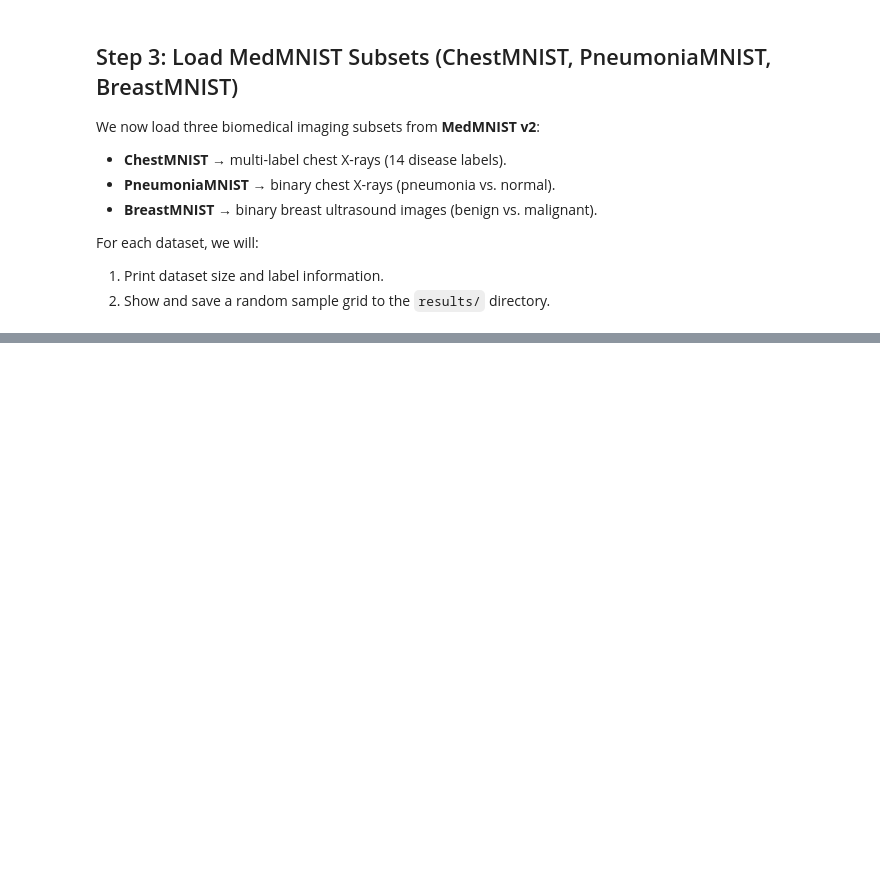
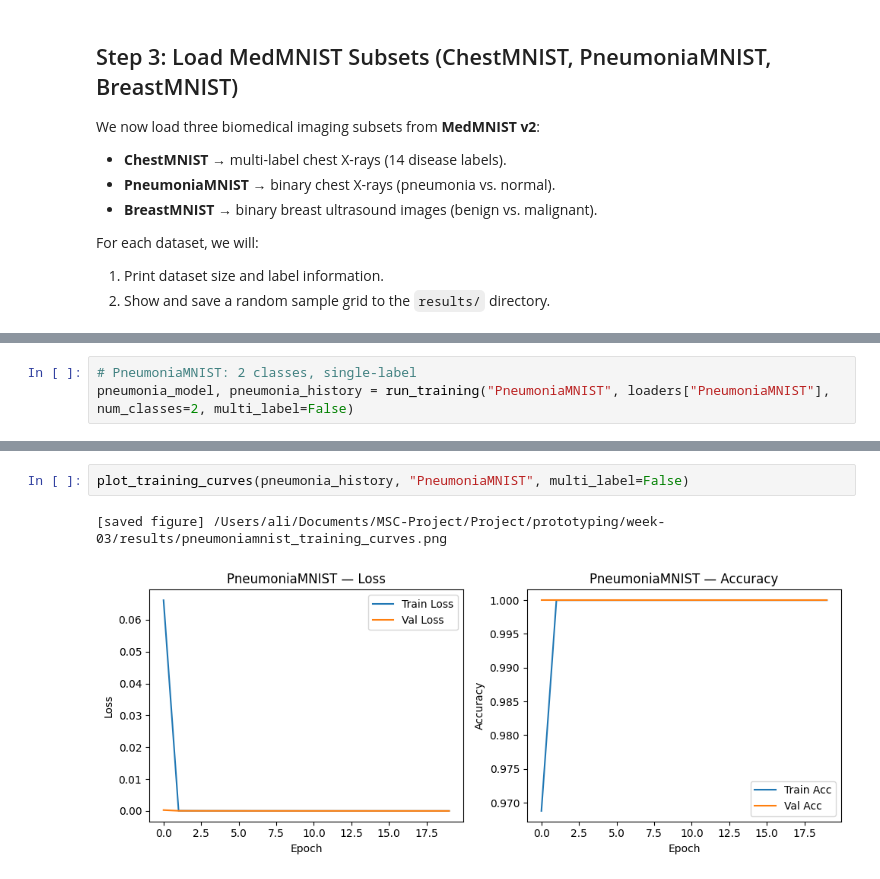
Before and after one commit to theAliHassan/med-analytics-thickdata, a Jupyter notebook: prototyping/week-03/week-03-notebook.ipynb, the cells around one changed output, grey strips where cells are left out. Cells and saved outputs as stored; diff of their text form; blank space fills up the shorter version.

```diff
--- a/prototyping/week-03/week-03-notebook.ipynb
+++ b/prototyping/week-03/week-03-notebook.ipynb
@@ -209,0 +508,3 @@ BreastMNIST     | split=train | size=546 | shape=(1, 28, 28)
+# %%
+# PneumoniaMNIST: 2 classes, single-label
+pneumonia_model, pneumonia_history = run_training("PneumoniaMNIST", loaders["PneumoniaMNIST"], num_classes=2, multi_label=False)
@@ -209,0 +623,5 @@ BreastMNIST     | split=train | size=546 | shape=(1, 28, 28)
+# %%
+plot_training_curves(pneumonia_history, "PneumoniaMNIST", multi_label=False)
+# %% [output]
+[saved figure] /Users/ali/Documents/MSC-Project/Project/prototyping/week-03/results/pneumoniamnist_training_curves.png
+[figure, added]
```
Also changed, not shown: parts of 27 cells of this notebook, 22 other files.
